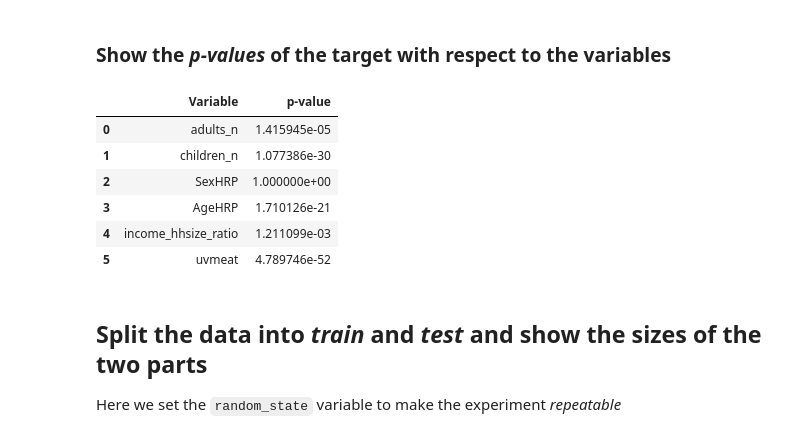
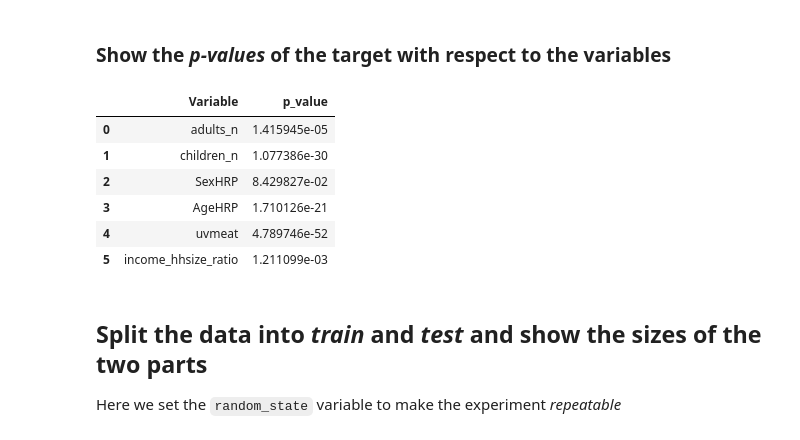
Before and after one commit to francesco-source/Artificial-Intelligence-UNIBO, a Jupyter notebook: Machine Learning/Sessione 4/linear_regression_example_FoodUK2014_nocode.ipynb, the cells around one changed output. Cells and saved outputs as stored; diff of their text form; code cells hidden in the pictures.

```diff
--- a/Machine Learning/Sessione 4/linear_regression_example_FoodUK2014_nocode.ipynb
+++ b/Machine Learning/Sessione 4/linear_regression_example_FoodUK2014_nocode.ipynb
@@ -104,15 +110,20 @@ df.shape
       attributes
 - Generate two new columns as ratio of other columns
     - this is suggested by background information
+# %%
+def numeric(x):
+    if x == "Male": return 1
+    if x == "Female": return 0
+df["SexHRP"] = df["SexHRP"].apply(numeric)
 # %%
-df['SexHRP']=df['SexHRP'].apply(lambda x: 0 if (x=='Female') else 1)
-df['qmeat_hhsize_ratio'] = df['qmeat']/df['hhsize']
-df['income_hhsize_ratio'] = df['income']/df['hhsize']
+df["qmeat_hhsize_ratio"] = df["qmeat"]/df["hhsize"]
+df["income_hhsize_ratio"] = df["income"]/ df["hhsize"]
 # %% [markdown]
 ##### Use only the columns that the experts consider interesting
 This is suggested by background information
 # %%
-df = df[['adults_n', 'children_n', 'SexHRP', 'AgeHRP'
-        , 'qmeat_hhsize_ratio', 'income_hhsize_ratio', 'uvmeat']]
+important_columns = ["adults_n",	"children_n", "SexHRP",	"AgeHRP",	"qmeat_hhsize_ratio",	"income_hhsize_ratio", "uvmeat"]
+drop_columns = [i for i in df.columns if i not in important_columns]
+df.drop(drop_columns,inplace=True,axis=1)
 df.head()
 # %% [output]
@@ -125,8 +136,7 @@ df.head()
 # %% [markdown]
 ## Choose the target and split the data into *predicting variables* `X` and *target* `y`
 # %%
-target = 'qmeat_hhsize_ratio'
-X = df.drop(target, axis=1)
-y = df[target]
+X = df.drop(["qmeat_hhsize_ratio"],axis=1)
+y = df["qmeat_hhsize_ratio"]
 # %% [markdown]
 ## Show the two dimensional scatter plots for all the predicting variables with respect to the target
@@ -151,17 +157,17 @@ for c, ax in zip(df.drop(target,axis=1).columns,axs.ravel()):
 ### Show the *_p-values_* of the target with respect to the variables
 # %%
 from sklearn.feature_selection import f_regression
-_, p_values = f_regression(X,y)
-p_values_show = pd.DataFrame({'Variable': X.columns, 'p-value': p_values})
+f_statistic, p_values = f_regression(X,y)
+p_values_show = pd.DataFrame({"Variable": X.columns, "p_value": p_values})
 p_values_show
 # %% [output]
-|  | Variable | p-value |
+|  | Variable | p_value |
 | 0 | adults_n | 1.415945e-05 |
 | 1 | children_n | 1.077386e-30 |
-| 2 | SexHRP | 1.000000e+00 |
+| 2 | SexHRP | 8.429827e-02 |
 | 3 | AgeHRP | 1.710126e-21 |
-| 4 | income_hhsize_ratio | 1.211099e-03 |
-| 5 | uvmeat | 4.789746e-52 |
+| 4 | uvmeat | 4.789746e-52 |
+| 5 | income_hhsize_ratio | 1.211099e-03 |
 # %% [markdown]
 ## Split the data into *train* and *test* and show the sizes of the two parts
 Here we set the `random_state` variable to make the experiment *repeatable*
```
Also changed, not shown: parts of 24 cells of this notebook, 37 other files.
